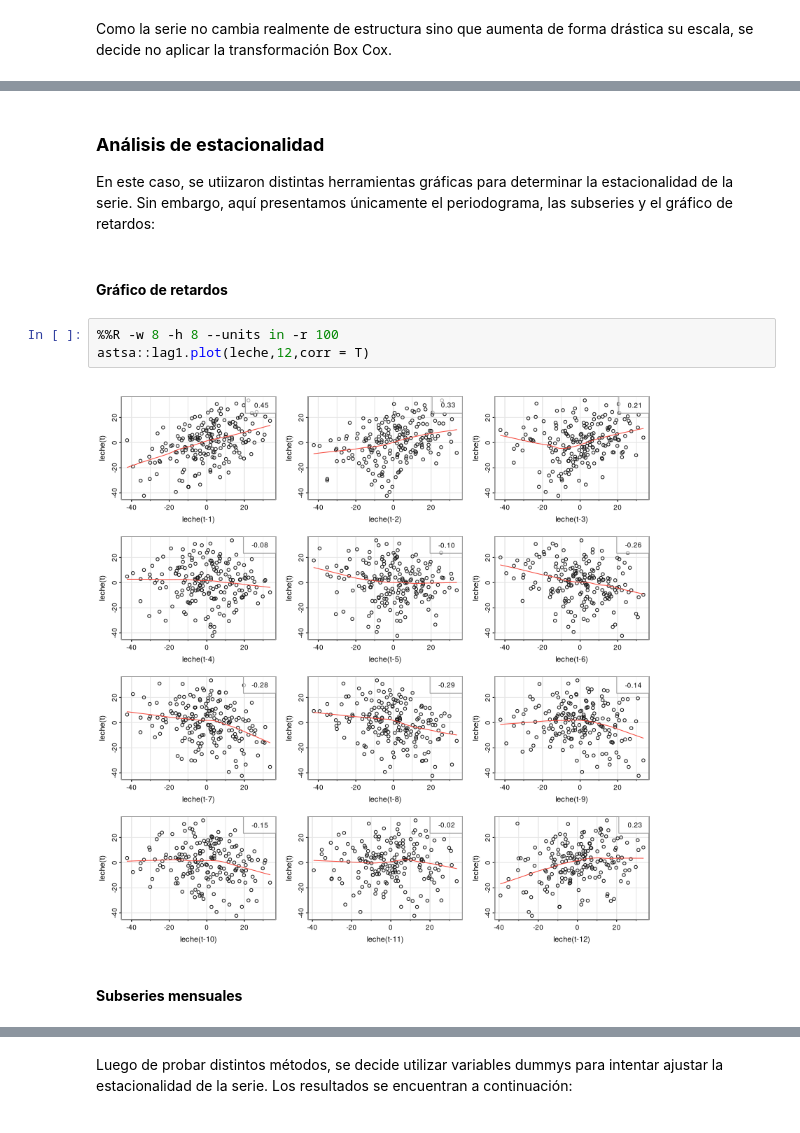
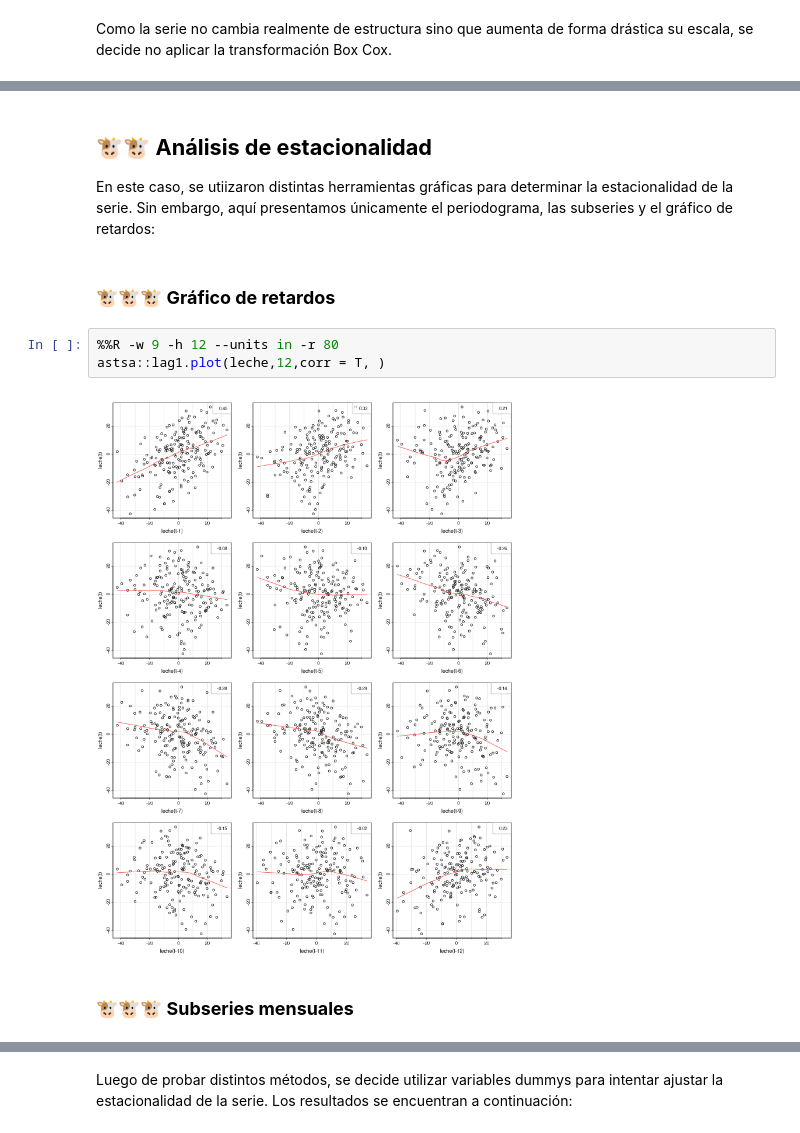
Before and after one commit to Mendivenson/Series-de-tiempo, a Jupyter notebook: Avance 2/Avance 2.ipynb, the cells around one changed output, grey strips where cells are left out. Saved outputs shown, nothing was run; the diff lists cells and outputs as text.

```diff
--- a/Avance 2/Avance 2.ipynb
+++ b/Avance 2/Avance 2.ipynb
@@ -107,14 +94,14 @@ source(paste0(Ruta,'Script análisis/Leche: Eliminación de la tendencia.R'))
 # %% [markdown]
-### **Análisis de estacionalidad**
+## 🐮🐮 **Análisis de estacionalidad**
 
 En este caso, se utiizaron distintas herramientas gráficas para determinar la estacionalidad de la serie. Sin embargo, aquí presentamos únicamente el periodograma, las subseries y el gráfico de retardos:
 # %% [markdown]
-#### **Gráfico de retardos**
+### 🐮🐮🐮 **Gráfico de retardos**
 # %%
-%%R -w 8 -h 8 --units in -r 100
-astsa::lag1.plot(leche,12,corr = T)
+%%R -w 9 -h 12 --units in -r 80
+astsa::lag1.plot(leche,12,corr = T, )
 # %% [output]
-[figure, old version]
+[figure, new version]
 # %% [markdown]
-#### **Subseries mensuales**
+### 🐮🐮🐮 **Subseries mensuales**
 # %%
```
Also changed, not shown: parts of 117 cells of this notebook, 2 other files.
